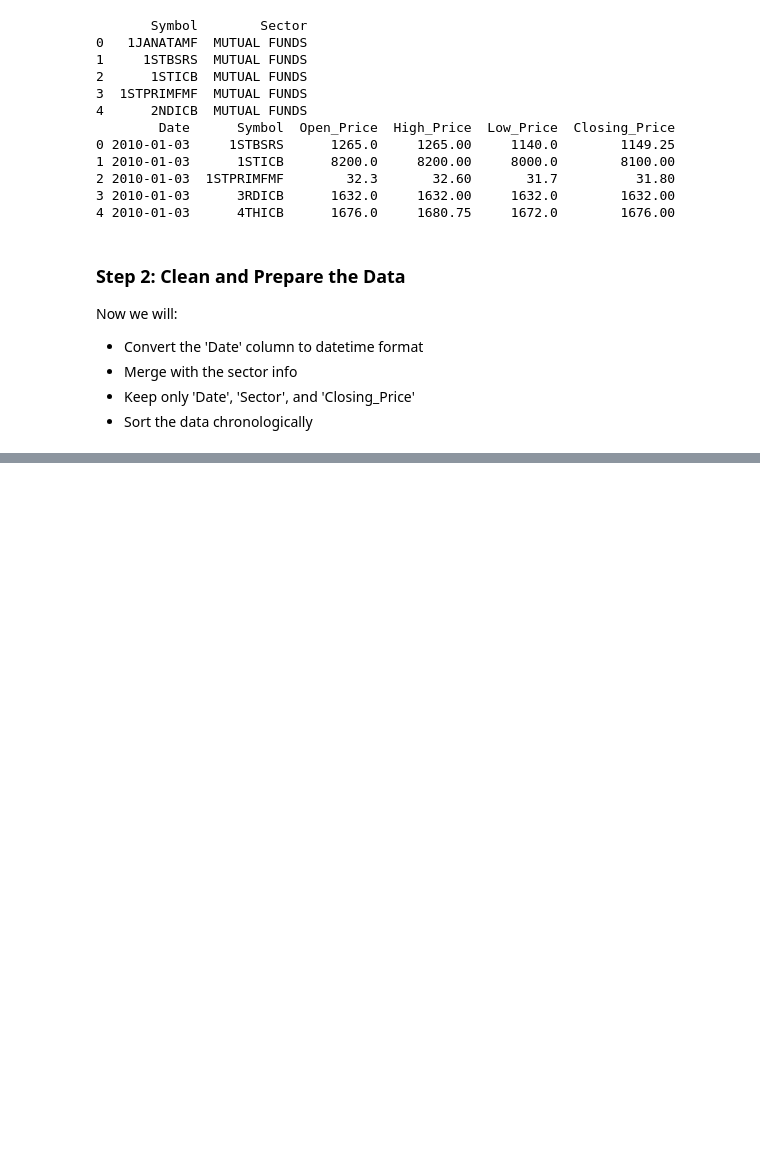
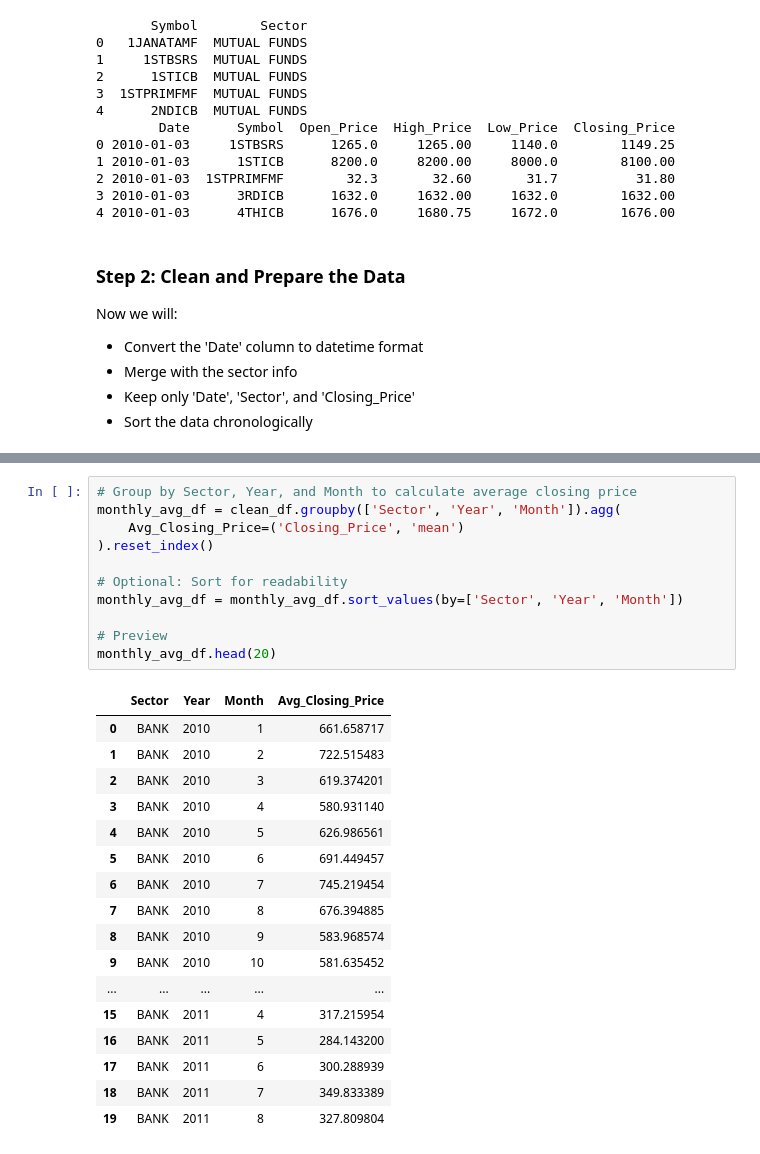
Before and after one commit to AsifZaman777/Sectoral-performance-prediction, a Jupyter notebook: SPF.ipynb, the cells around one changed output, grey strips where cells are left out. Cells and saved outputs as stored; diff of their text form; blank space fills up the shorter version.

```diff
--- a/SPF.ipynb
+++ b/SPF.ipynb
@@ -82,0 +132,29 @@ clean_df.head(50)
+# %%
+# Group by Sector, Year, and Month to calculate average closing price
+monthly_avg_df = clean_df.groupby(['Sector', 'Year', 'Month']).agg(
+    Avg_Closing_Price=('Closing_Price', 'mean')
+).reset_index()
+
+# Optional: Sort for readability
+monthly_avg_df = monthly_avg_df.sort_values(by=['Sector', 'Year', 'Month'])
+
+# Preview
+monthly_avg_df.head(20)
+# %% [output]
+|  | Sector | Year | Month | Avg_Closing_Price |
+| 0 | BANK | 2010 | 1 | 661.658717 |
+| 1 | BANK | 2010 | 2 | 722.515483 |
+| 2 | BANK | 2010 | 3 | 619.374201 |
+| 3 | BANK | 2010 | 4 | 580.931140 |
+| 4 | BANK | 2010 | 5 | 626.986561 |
+| 5 | BANK | 2010 | 6 | 691.449457 |
+| 6 | BANK | 2010 | 7 | 745.219454 |
+| 7 | BANK | 2010 | 8 | 676.394885 |
+| 8 | BANK | 2010 | 9 | 583.968574 |
+| 9 | BANK | 2010 | 10 | 581.635452 |
+| ... | ... | ... | ... | ... |
+| 15 | BANK | 2011 | 4 | 317.215954 |
+| 16 | BANK | 2011 | 5 | 284.143200 |
+| 17 | BANK | 2011 | 6 | 300.288939 |
+| 18 | BANK | 2011 | 7 | 349.833389 |
+| 19 | BANK | 2011 | 8 | 327.809804 |
```
Also changed, not shown: parts of 7 cells of this notebook.
